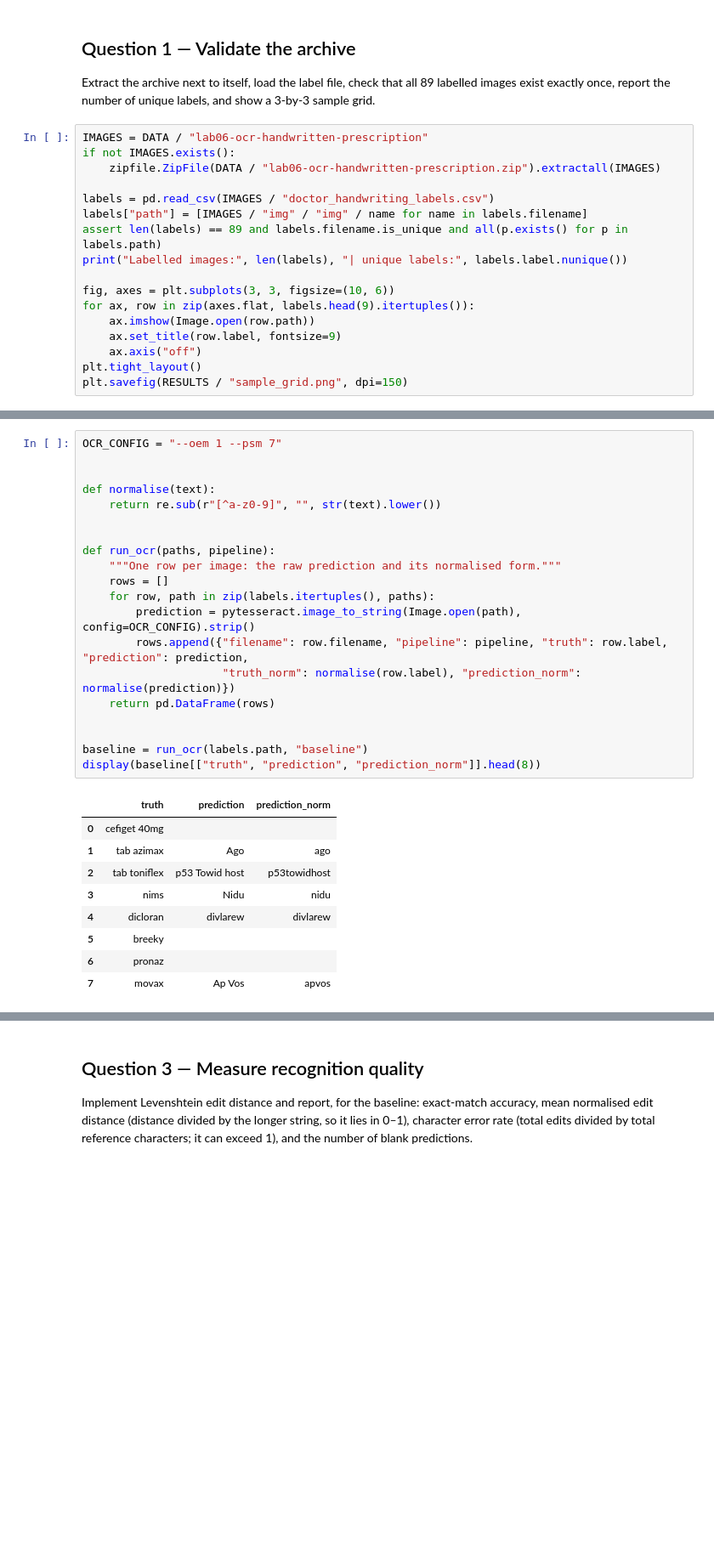
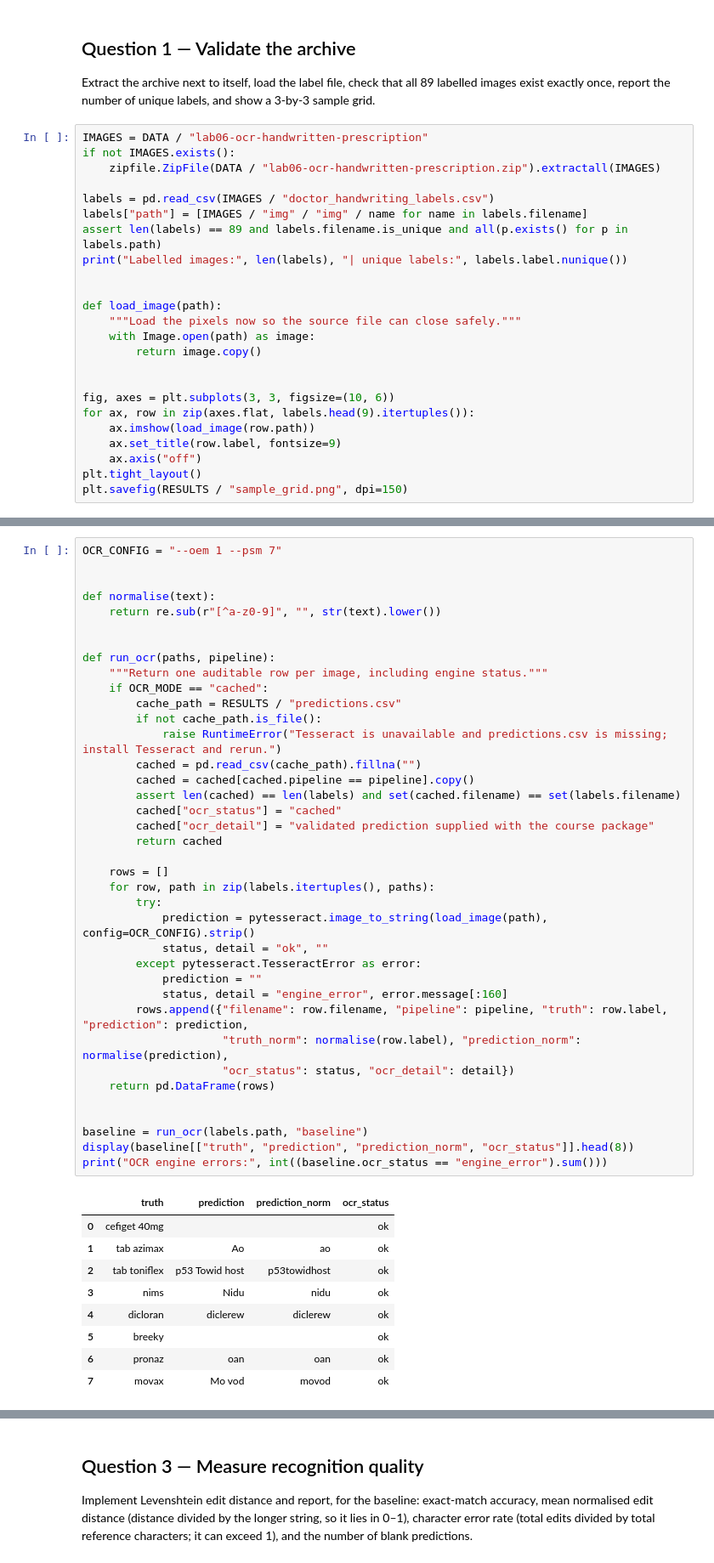
Before and after one commit to reeyan-afzal-khan/UTP-TA-LABS, a Jupyter notebook: ARTIFICIAL INTELLIGENCE/all_experiments/lab06_handwriting_ocr_worked.ipynb, the cells around one changed output, grey strips where cells are left out. Shown at 85% size. Drawn from its saved outputs; the diff is of its cells as text; blank space fills up the shorter version.

```diff
--- a/ARTIFICIAL INTELLIGENCE/all_experiments/lab06_handwriting_ocr_worked.ipynb
+++ b/ARTIFICIAL INTELLIGENCE/all_experiments/lab06_handwriting_ocr_worked.ipynb
@@ -62,9 +69,16 @@ labels["path"] = [IMAGES / "img" / "img" / name for name in labels.filename]
 assert len(labels) == 89 and labels.filename.is_unique and all(p.exists() for p in labels.path)
 print("Labelled images:", len(labels), "| unique labels:", labels.label.nunique())
 
+
+def load_image(path):
+    """Load the pixels now so the source file can close safely."""
+    with Image.open(path) as image:
+        return image.copy()
+
+
 fig, axes = plt.subplots(3, 3, figsize=(10, 6))
 for ax, row in zip(axes.flat, labels.head(9).itertuples()):
-    ax.imshow(Image.open(row.path))
+    ax.imshow(load_image(row.path))
     ax.set_title(row.label, fontsize=9)
     ax.axis("off")
 plt.tight_layout()
@@ -86,30 +101,48 @@ digits, so punctuation and spacing do not count as errors.
 # %%
 OCR_CONFIG = "--oem 1 --psm 7"
 
 
 def normalise(text):
     return re.sub(r"[^a-z0-9]", "", str(text).lower())
 
 
 def run_ocr(paths, pipeline):
-    """One row per image: the raw prediction and its normalised form."""
+    """Return one auditable row per image, including engine status."""
+    if OCR_MODE == "cached":
+        cache_path = RESULTS / "predictions.csv"
+        if not cache_path.is_file():
+            raise RuntimeError("Tesseract is unavailable and predictions.csv is missing; install Tesseract and rerun.")
+        cached = pd.read_csv(cache_path).fillna("")
+        cached = cached[cached.pipeline == pipeline].copy()
+        assert len(cached) == len(labels) and set(cached.filename) == set(labels.filename)
+        cached["ocr_status"] = "cached"
+        cached["ocr_detail"] = "validated prediction supplied with the course package"
+        return cached
+
     rows = []
     for row, path in zip(labels.itertuples(), paths):
-        prediction = pytesseract.image_to_string(Image.open(path), config=OCR_CONFIG).strip()
+        try:
+            prediction = pytesseract.image_to_string(load_image(path), config=OCR_CONFIG).strip()
+            status, detail = "ok", ""
+        except pytesseract.TesseractError as error:
+            prediction = ""
+            status, detail = "engine_error", error.message[:160]
         rows.append({"filename": row.filename, "pipeline": pipeline, "truth": row.label, "prediction": prediction,
-                     "truth_norm": normalise(row.label), "prediction_norm": normalise(prediction)})
+                     "truth_norm": normalise(row.label), "prediction_norm": normalise(prediction),
+                     "ocr_status": status, "ocr_detail": detail})
     return pd.DataFrame(rows)
 
 
 baseline = run_ocr(labels.path, "baseline")
-display(baseline[["truth", "prediction", "prediction_norm"]].head(8))
+display(baseline[["truth", "prediction", "prediction_norm", "ocr_status"]].head(8))
+print("OCR engine errors:", int((baseline.ocr_status == "engine_error").sum()))
 # %% [output]
-|  | truth | prediction | prediction_norm |
-| 0 | cefiget 40mg |  |  |
-| 1 | tab azimax | Ago | ago |
-| 2 | tab toniflex | p53 Towid host | p53towidhost |
-| 3 | nims | Nidu | nidu |
-| 4 | dicloran | divlarew | divlarew |
-| 5 | breeky |  |  |
-| 6 | pronaz |  |  |
-| 7 | movax | Ap Vos | apvos |
+|  | truth | prediction | prediction_norm | ocr_status |
+| 0 | cefiget 40mg |  |  | ok |
+| 1 | tab azimax | Ao | ao | ok |
+| 2 | tab toniflex | p53 Towid host | p53towidhost | ok |
+| 3 | nims | Nidu | nidu | ok |
+| 4 | dicloran | diclerew | diclerew | ok |
+| 5 | breeky |  |  | ok |
+| 6 | pronaz | oan | oan | ok |
+| 7 | movax | Mo vod | movod | ok |
```
Also changed, not shown: parts of 16 cells of this notebook, 37 other files.
